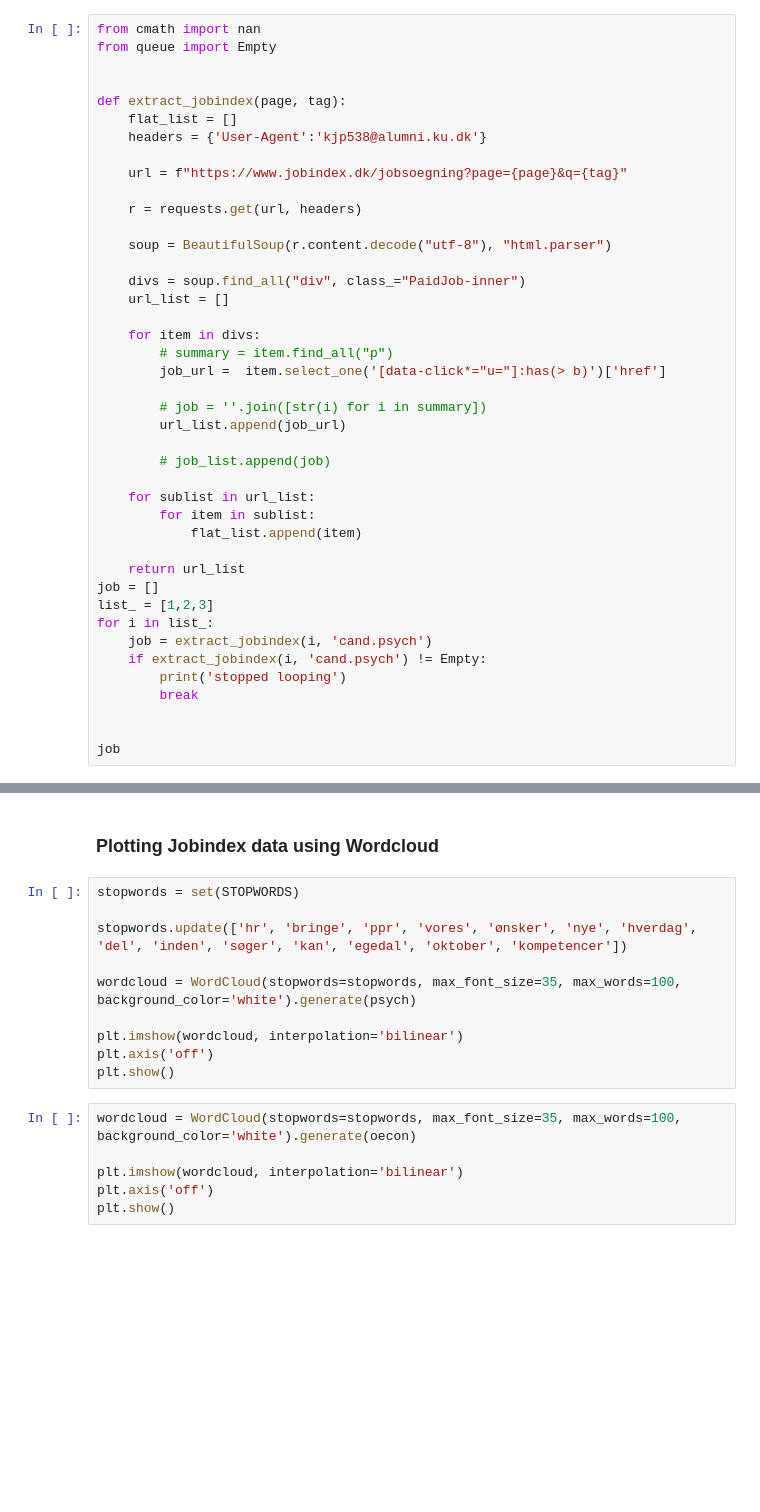
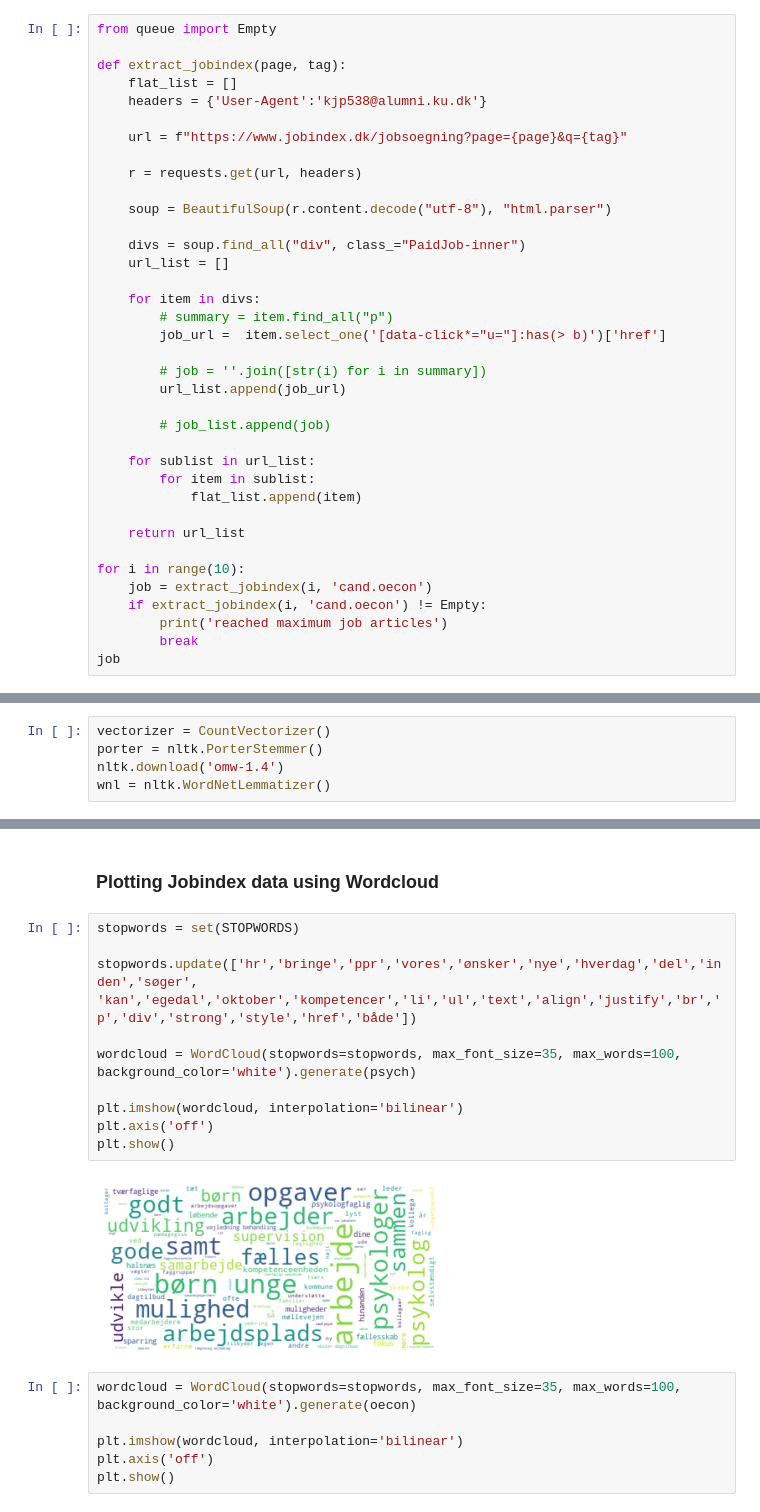
Before and after one commit to Bernseng/ISDS, a Jupyter notebook: Exam/Jobindex.ipynb, the cells around one changed output, grey strips where cells are left out. Cells and saved outputs as stored; diff of their text form; blank space fills up the shorter version.

```diff
--- a/Exam/Jobindex.ipynb
+++ b/Exam/Jobindex.ipynb
@@ -37,9 +43,7 @@ output = Path(r'Exam/output')
 # %% [markdown]
 ## Selecting data on Jobindex
 # %%
-from cmath import nan
 from queue import Empty
-
 
 def extract_jobindex(page, tag):
     flat_list = []
@@ -68,13 +72,10 @@ def extract_jobindex(page, tag):
             flat_list.append(item)
 
     return url_list
-job = []
-list_ = [1,2,3]
-for i in list_:
-    job = extract_jobindex(i, 'cand.psych')
-    if extract_jobindex(i, 'cand.psych') != Empty:
-        print('stopped looping')
+
+for i in range(10):
+    job = extract_jobindex(i, 'cand.oecon')
+    if extract_jobindex(i, 'cand.oecon') != Empty:
+        print('reached maximum job articles')
         break
-
-
 job
@@ -119,2 +82,7 @@ reached maximum job articles
 # %% [markdown]
 ### Cleaning Jobindex data
+# %%
+vectorizer = CountVectorizer()
+porter = nltk.PorterStemmer()
+nltk.download('omw-1.4')
+wnl = nltk.WordNetLemmatizer()
@@ -175,13 +193,16 @@ ValueError: empty separator
 # %%
 stopwords = set(STOPWORDS)
 
-stopwords.update(['hr', 'bringe', 'ppr', 'vores', 'ønsker', 'nye', 'hverdag', 'del', 'inden', 'søger', 'kan', 'egedal', 'oktober', 'kompetencer'])
+stopwords.update(['hr','bringe','ppr','vores','ønsker','nye','hverdag','del','inden','søger',
+'kan','egedal','oktober','kompetencer','li','ul','text','align','justify','br','p','div','strong','style','href','både'])
 
 wordcloud = WordCloud(stopwords=stopwords, max_font_size=35, max_words=100, background_color='white').generate(psych)
 
 plt.imshow(wordcloud, interpolation='bilinear')
 plt.axis('off')
 plt.show()
+# %% [output]
+[figure, added]
 # %%
 wordcloud = WordCloud(stopwords=stopwords, max_font_size=35, max_words=100, background_color='white').generate(oecon)
 
```
Also changed, not shown: parts of 10 cells of this notebook, 2 other files.
